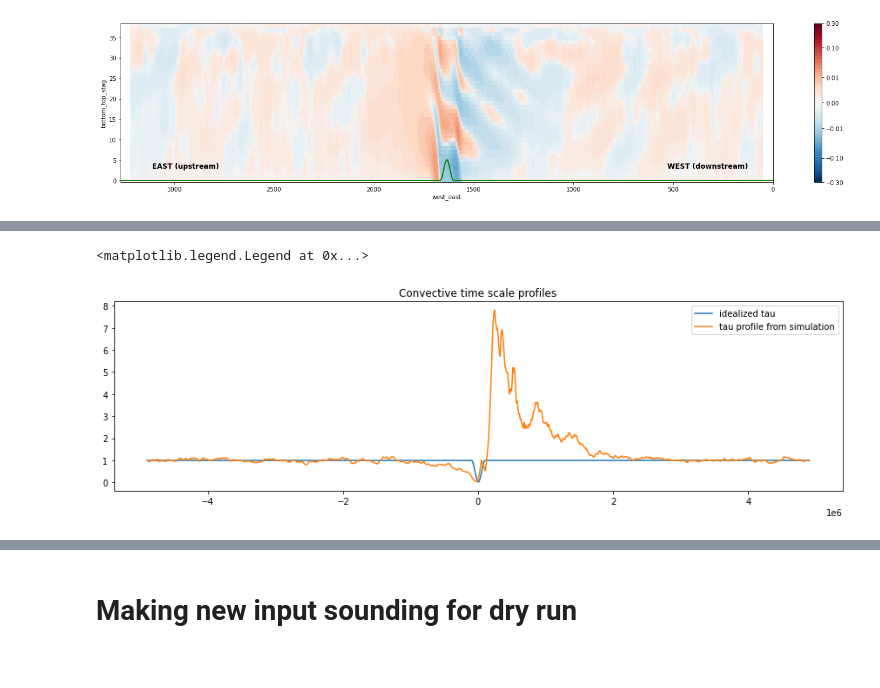
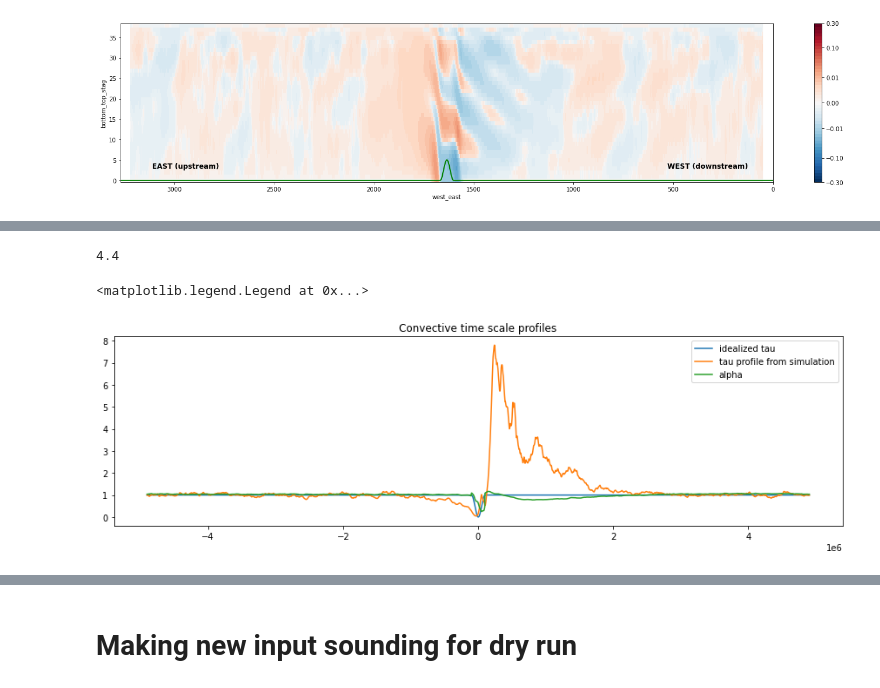
Before and after one commit to qnicolas/orographicPrecipitation, a Jupyter notebook: wrfProcessing/wrf_hrchannel.ipynb, the cells around one changed output, grey strips where cells are left out. Cells and saved outputs as stored; diff of their text form; code cells hidden in the pictures.

```diff
--- a/wrfProcessing/wrf_hrchannel.ipynb
+++ b/wrfProcessing/wrf_hrchannel.ipynb
@@ -42,5 +44,5 @@ def extract_wrfpro(simulation_path,nfiles=30): #default extracts 300 days
     files = files[:min(len(files),nfiles)]
     return xr.open_mfdataset(files,combine='nested',concat_dim='Time',parallel=True)
 # %%
-hrchannel = extract_wrfout('/global/cscratch1/sd/qnicolas/wrfdata/saved/channel.wrf.100x2.mountain.3km.300d/')
+hrchannel = extract_wrfout('/global/cscratch1/sd/qnicolas/wrfdata/saved/channel.wrf.100x2.mountain.3km/')
 # %%
@@ -176,5 +169,5 @@ Wall time: 50.7 s
 CPU times: user 2.19 s, sys: 1min 34s, total: 1min 37s
 Wall time: 2min 38s
 # %%
-hrchannelprecip=xr.open_dataarray('/global/cscratch1/sd/qnicolas/wrfdata/saved/channel.wrf.100x2.mountain.3km.300d/diags/wrf.precip.days0-200.nc')
+hrchannelprecip=xr.open_dataarray('/global/cscratch1/sd/qnicolas/wrfdata/saved/channel.wrf.100x2.mountain.3km/diags/wrf.precip.days0-200.nc')
 # %%
@@ -829,9 +1482,13 @@ def cape_analytical_Lx(x,f,L,CAPERCE,alpha):
+# %%
+precip(CAPERCE,tau_c0)
+# %% [output]
+4.4
 # %%
 # f from rule of thumb
 x = 1000*(1635-hgt.west_east)*3 #+ 4902000
 x = x[::-1]
 mtnheight = hgt.load().data
-f = 1-0.98*(mtnheight/1000)
+f = 1-0.999*(mtnheight/1000)
 # %%
 # f from simulation
 cape=hrchannel_capecin[0].isel(Time=slice(200,400)).mean(['south_north','Time'])
@@ -840,15 +1497,17 @@ tauc=cape/(2.26e6*pr/86400/10000)
 fsim = np.array(tauc[::-1]/tauc.isel(west_east=slice(2000,3000)).mean())
 # %%
 evap = hrchannel.QFX.isel(Time=slice(200,400)).mean(['south_north','Time'])
+alpha = np.array(evap/evap.mean())[::-1]
 # %%
 _,ax=plt.subplots(1,1,figsize=(15,4))
 ax.plot(x,f,label="idealized tau")
 ax.plot(x,fsim,label="tau profile from simulation")
+ax.plot(x,alpha,label="alpha")
 ax.set_title("Convective time scale profiles")
 ax.legend()
 # %% [output]
 <matplotlib.legend.Legend at 0x...>
-[figure, old version]
+[figure, new version]
 # %%
 fig, ax = plt.subplots(1,1,figsize=(15,4))
 ax.set_xlabel("distance west of mountain top (km)")
```
Also changed, not shown: parts of 96 cells of this notebook, 7 other files.
